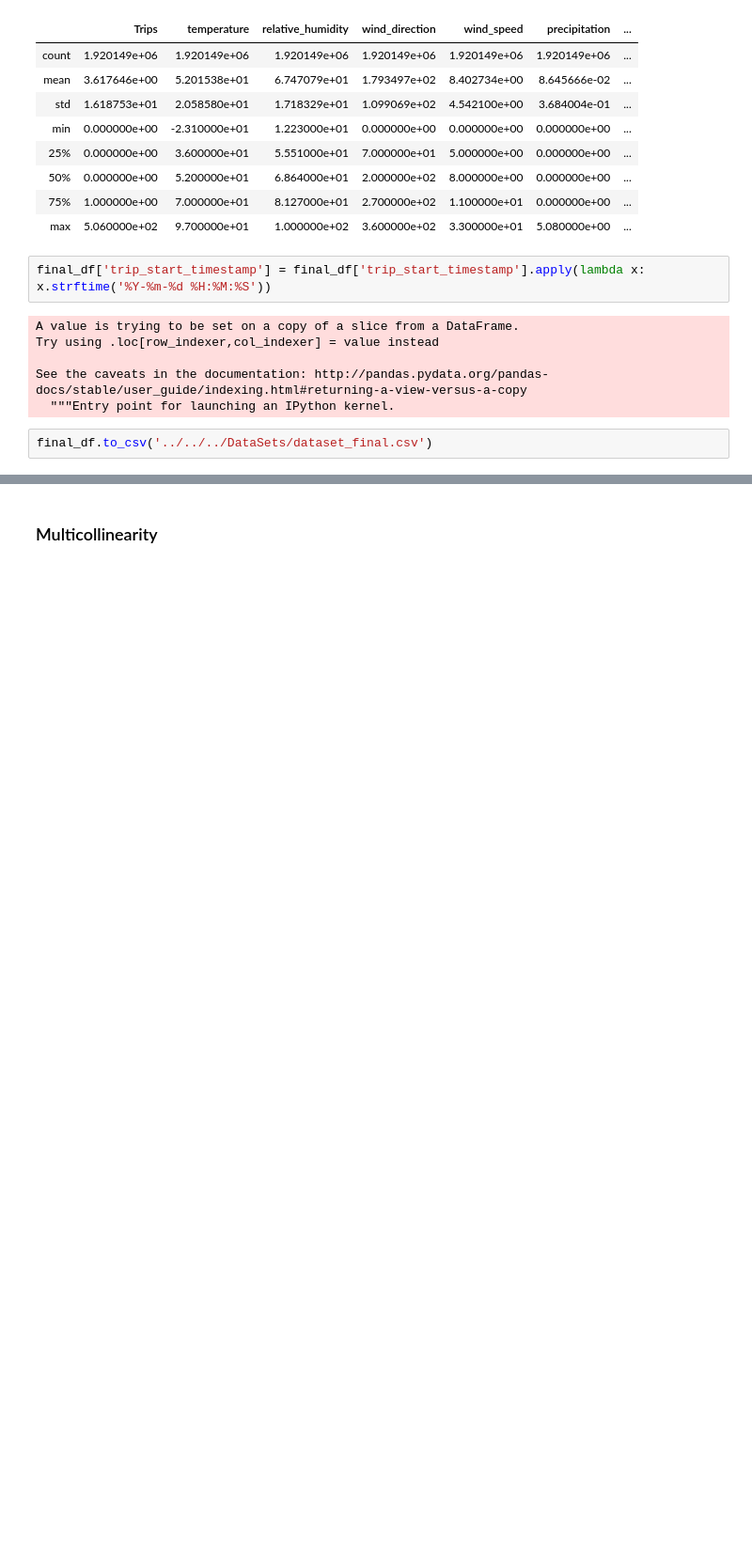
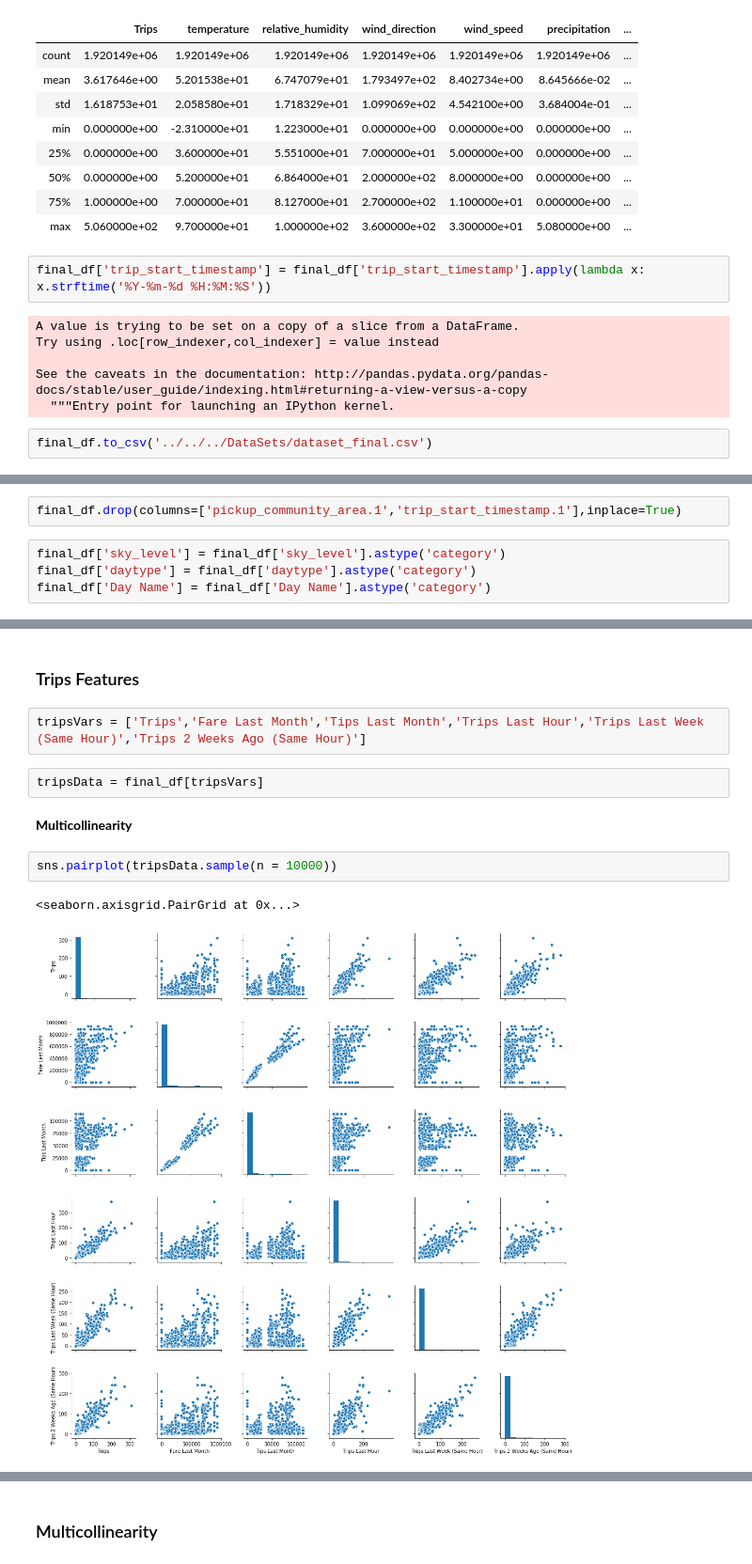
Before and after one commit to alexisgaziello/CSP_MATH_571_taxi_oracle, a Jupyter notebook: src/Data Analysis.ipynb, the cells around one changed output, grey strips where cells are left out. Shown at 94% size. Saved outputs shown, nothing was run; the diff lists cells and outputs as text; blank space fills up the shorter version.

Commit message:
Updated Data Analysis

```diff
--- a/src/Data Analysis.ipynb
+++ b/src/Data Analysis.ipynb
@@ -381,0 +397,6 @@ final_df.to_csv('../../../DataSets/dataset_final.csv')
+# %%
+final_df.drop(columns=['pickup_community_area.1','trip_start_timestamp.1'],inplace=True)
+# %%
+final_df['sky_level'] = final_df['sky_level'].astype('category')
+final_df['daytype'] = final_df['daytype'].astype('category')
+final_df['Day Name'] = final_df['Day Name'].astype('category')
@@ -381,0 +423,13 @@ final_df.to_csv('../../../DataSets/dataset_final.csv')
+# %% [markdown]
+### Trips Features
+# %%
+tripsVars = ['Trips','Fare Last Month','Tips Last Month','Trips Last Hour','Trips Last Week (Same Hour)','Trips 2 Weeks Ago (Same Hour)']
+# %%
+tripsData = final_df[tripsVars]
+# %% [markdown]
+**Multicollinearity**
+# %%
+sns.pairplot(tripsData.sample(n = 10000))
+# %% [output]
+<seaborn.axisgrid.PairGrid at 0x...>
+[figure, added]
```
Also changed, not shown: parts of 56 cells of this notebook.
